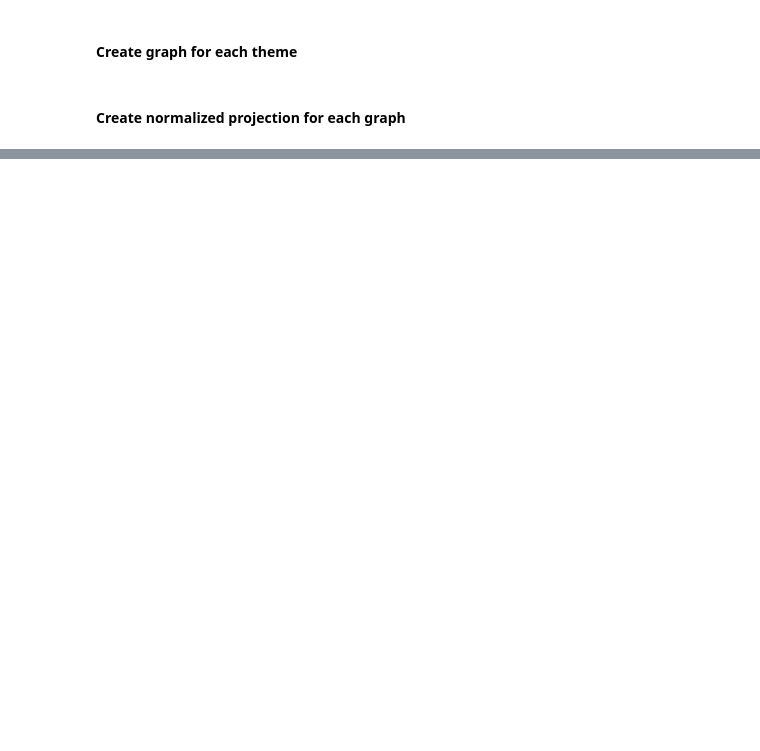
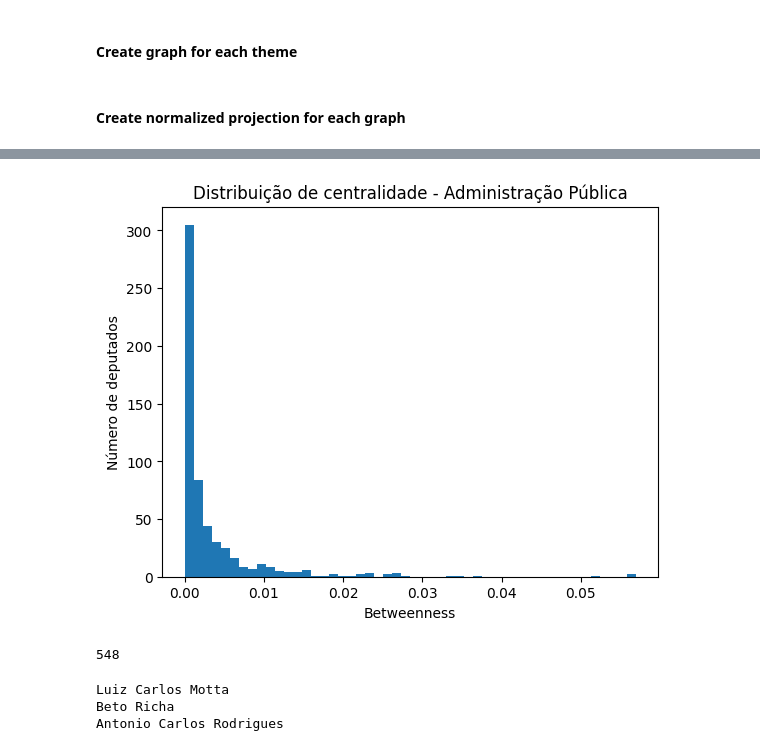
Before and after one commit to gbcastilho/legislative-polarization-knowledge-extraction-graphs, a Jupyter notebook: analysis/notebooks/graph_projections.ipynb, the cells around one changed output, grey strips where cells are left out. Cells and saved outputs as stored; diff of their text form; code cells hidden in the pictures; blank space fills up the shorter version.

```diff
--- a/analysis/notebooks/graph_projections.ipynb
+++ b/analysis/notebooks/graph_projections.ipynb
@@ -310,0 +457,30 @@ nx.write_gexf(G_proj, f'../graphs/theme_projections/projection_{code_theme}.gexf
+# %%
+code_theme = 34
+
+G = nx.read_gexf(f'../graphs/theme_normalized/normalized_{code_theme}.gexf')
+
+betweennesses = [d[1]['betweenness'] for d in G.nodes(data=True)]
+plt.hist(betweennesses, bins=50)
+plt.xlabel('Betweenness')
+plt.ylabel('Número de deputados')
+plt.title(f'Distribuição de centralidade - {theme_attrs[code_theme]["theme"]}')
+plt.show()
+# %% [output]
+[figure, added]
+# %%
+G.degree('d_160552')
+# %% [output]
+548
+# %%
+threshold = 0.05
+high_betweenness_nodes = [
+    (node, data) for node, data in G.nodes(data=True)
+    if data.get("betweenness", float("-inf")) > threshold
+]
+
+for node, data in high_betweenness_nodes:
+    print(data.get("nome"))
+# %% [output]
+Luiz Carlos Motta
+Beto Richa
+Antonio Carlos Rodrigues
```
Also changed, not shown: parts of 25 cells of this notebook.
